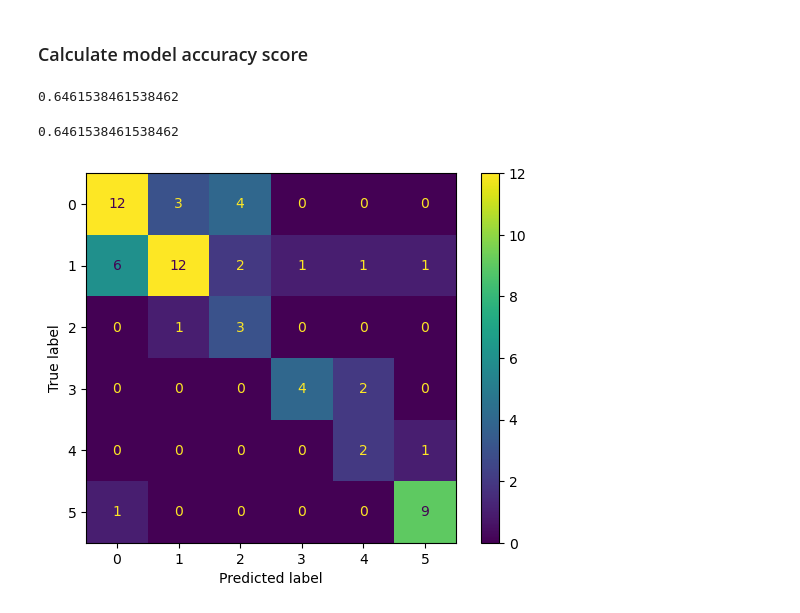
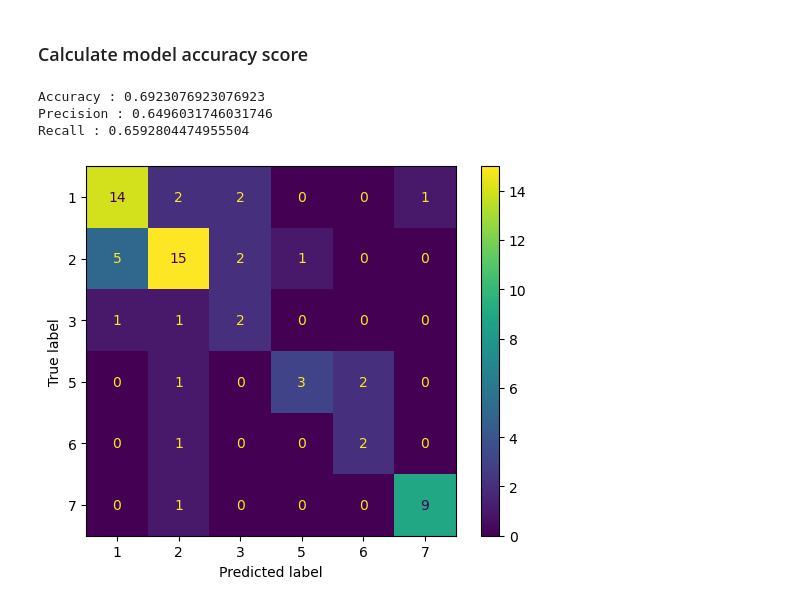
Before and after one commit to igerardoh/classifier-comparison-glass-dataset, a Jupyter notebook: python/Decision_Tree.ipynb, the cells around one changed output. Drawn from its saved outputs; the diff is of its cells as text; code cells hidden in the pictures.

Commit message:
:gear: Add several improvements to decision tree
- Add labels to confusion matrix
- Add labels to decision tree map
- Add precision and recall score calculation

```diff
--- a/python/Decision_Tree.ipynb
+++ b/python/Decision_Tree.ipynb
@@ -209,28 +207,29 @@ X_test = scaler.transform(X_test)
-# %%
-#from sklearn.pipeline import make_pipeline
-
-#X_test = scaler.transform(X_test)
-score = clf.score(X_test, y_test)
-score
-# %% [output]
-0.6461538461538462
 # %%
 from sklearn.pipeline import make_pipeline
 from sklearn.metrics import accuracy_score
+from sklearn.metrics import precision_score
+from sklearn.metrics import recall_score
 
-#X_test = scaler.transform(X_test)
+X_test = scaler.transform(X_test)
 y_pred = pd.DataFrame(clf.predict(X_test), columns=['Type'], index=y_test.index)
-score = accuracy_score(y_test, y_pred)
-score
+
+accuracy = accuracy_score(y_test, y_pred)
+print('Accuracy :', accuracy)
+
+precision = precision_score(y_test, y_pred, average='macro')
+print('Precision :', precision)
+
+recall = recall_score(y_test, y_pred, average='macro')
+print('Recall :', recall)
 # %% [output]
-0.6461538461538462
+Accuracy : 0.6923076923076923
+Precision : 0.6496031746031746
+Recall : 0.6592804474955504
-# %%
-from sklearn import metrics
-
-confusion_matrix = metrics.confusion_matrix(y_test, y_pred)
-cm_display = metrics.ConfusionMatrixDisplay(confusion_matrix = confusion_matrix)
-
-cm_display.plot()
-plt.show()
-# %% [output]
-[figure, removed]
+# %%
+from sklearn.metrics import confusion_matrix, ConfusionMatrixDisplay
+
+cm = confusion_matrix(y_test, y_pred)
+cmd = ConfusionMatrixDisplay(cm, display_labels=class_names)
+cmd.plot();
+# %% [output]
+[figure, added]
```
Also changed, not shown: parts of 3 cells of this notebook, 2 other files.
